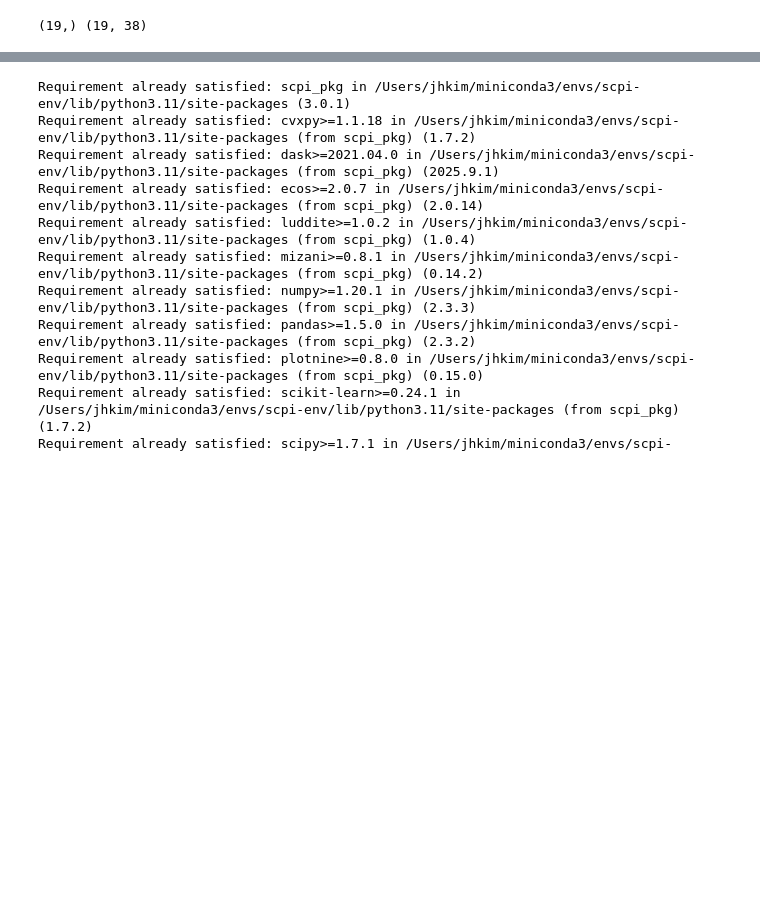
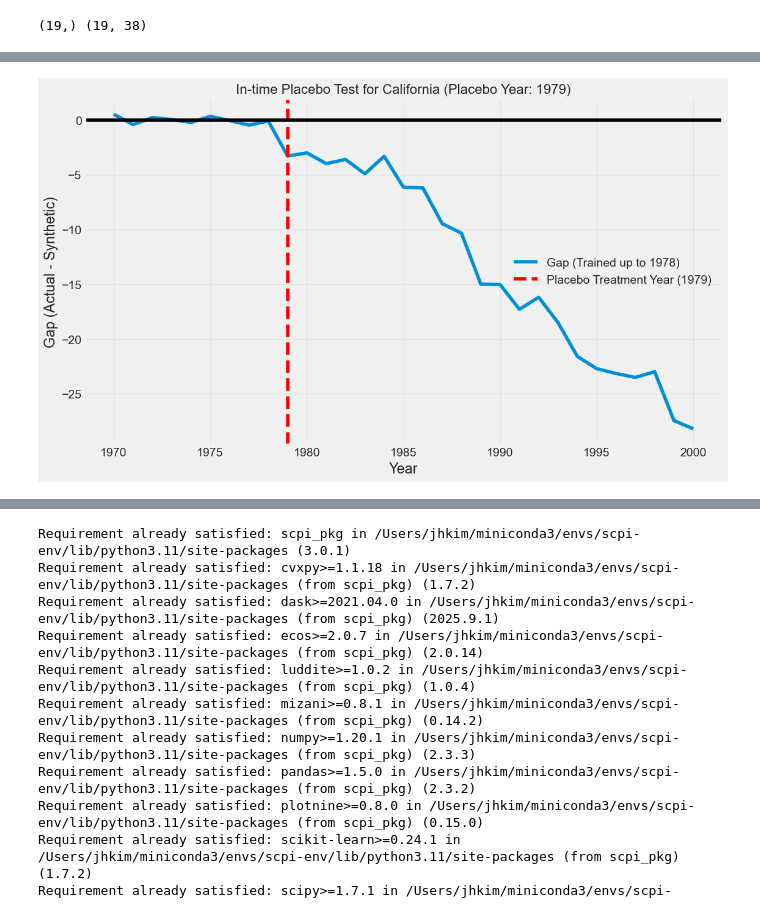
Before and after one commit to jhkimon/awesome-causal-inference-python, a Jupyter notebook: book/ate/sc.ipynb, the cells around one changed output, grey strips where cells are left out. Saved outputs shown, nothing was run; the diff lists cells and outputs as text; code cells hidden in the pictures; blank space fills up the shorter version.

Commit message:
synthetic control week2 - model check

```diff
--- a/book/ate/sc.ipynb
+++ b/book/ate/sc.ipynb
@@ -143,0 +249,11 @@ plt.legend();
+# %%
+placebo_gap = calculate_synthetic_gap(
+    data=cigar,
+    target_unit=3, # 캘리포니아
+    unit_var='state',
+    time_var='year',
+    outcome_var='cigsale',
+    treatment_year=1979
+)
+print("\nIn-time Placebo 결과 (Series):")
+print(placebo_gap.head())
@@ -143,0 +268,15 @@ plt.legend();
+# %%
+plt.figure(figsize=(12, 7))
+plt.plot(placebo_gap.index, placebo_gap.values, label=f'Gap (Trained up to {1979-1})')
+
+plt.axvline(x=1979, color='r', linestyle='--', label=f'Placebo Treatment Year ({1979})')
+plt.axhline(y=0, color='k', linestyle='-')
+
+plt.title(f'In-time Placebo Test for California (Placebo Year: {1979})', fontsize=16)
+plt.ylabel('Gap (Actual - Synthetic)')
+plt.xlabel('Year')
+plt.legend()
+plt.grid(True, alpha=0.3)
+plt.show()
+# %% [output]
+[figure, added]
```
Also changed, not shown: parts of 34 cells of this notebook.
